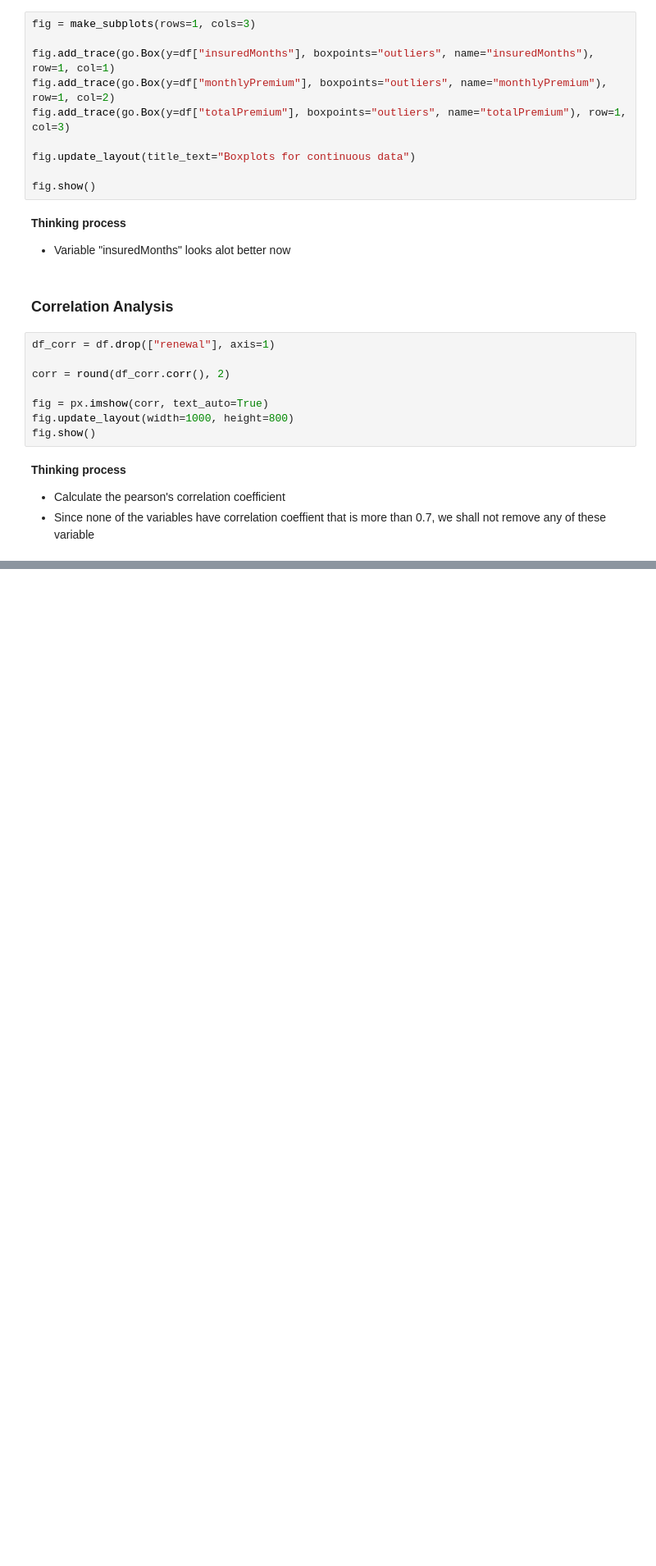
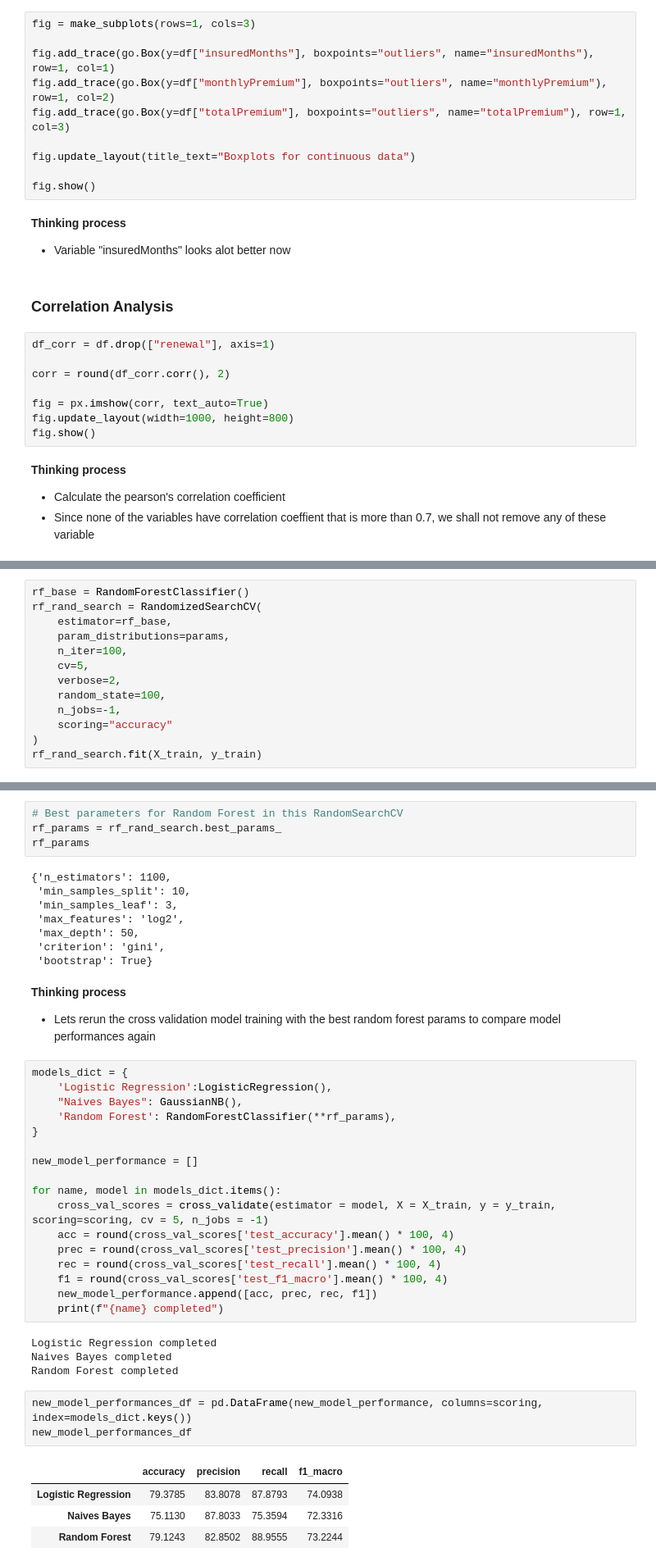
Before and after one commit to CJianYu98/TAP-VICA-Tech-Assessment, a Jupyter notebook: main.ipynb, the cells around one changed output, grey strips where cells are left out. Shown at 82% size. Cells and saved outputs as stored; diff of their text form; blank space fills up the shorter version.

```diff
--- a/main.ipynb
+++ b/main.ipynb
@@ -359,0 +455,13 @@ fig.show()
+# %%
+rf_base = RandomForestClassifier()
+rf_rand_search = RandomizedSearchCV(
+    estimator=rf_base,
+    param_distributions=params,
+    n_iter=100,
+    cv=5,
+    verbose=2,
+    random_state=100,
+    n_jobs=-1,
+    scoring="accuracy"
+)
+rf_rand_search.fit(X_train, y_train)
@@ -359,0 +496,45 @@ fig.show()
+# %%
+# Best parameters for Random Forest in this RandomSearchCV
+rf_params = rf_rand_search.best_params_
+rf_params
+# %% [output]
+{'n_estimators': 1100,
+ 'min_samples_split': 10,
+ 'min_samples_leaf': 3,
+ 'max_features': 'log2',
+ 'max_depth': 50,
+ 'criterion': 'gini',
+ 'bootstrap': True}
+# %% [markdown]
+**Thinking process** <br>
+
+- Lets rerun the cross validation model training with the best random forest params to compare model performances again
+# %%
+models_dict = {
+    'Logistic Regression':LogisticRegression(),
+    "Naives Bayes": GaussianNB(),
+    'Random Forest': RandomForestClassifier(**rf_params),
+}
+
+new_model_performance = []
+
+for name, model in models_dict.items():
+    cross_val_scores = cross_validate(estimator = model, X = X_train, y = y_train, scoring=scoring, cv = 5, n_jobs = -1)
+    acc = round(cross_val_scores['test_accuracy'].mean() * 100, 4)
+    prec = round(cross_val_scores['test_precision'].mean() * 100, 4)
+    rec = round(cross_val_scores['test_recall'].mean() * 100, 4)
+    f1 = round(cross_val_scores['test_f1_macro'].mean() * 100, 4)
+    new_model_performance.append([acc, prec, rec, f1])
+    print(f"{name} completed")
+# %% [output]
+Logistic Regression completed
+Naives Bayes completed
+Random Forest completed
+# %%
+new_model_performances_df = pd.DataFrame(new_model_performance, columns=scoring, index=models_dict.keys())
+new_model_performances_df
+# %% [output]
+|  | accuracy | precision | recall | f1_macro |
+| Logistic Regression | 79.3785 | 83.8078 | 87.8793 | 74.0938 |
+| Naives Bayes | 75.1130 | 87.8033 | 75.3594 | 72.3316 |
+| Random Forest | 79.1243 | 82.8502 | 88.9555 | 73.2244 |
```
Also changed, not shown: parts of 19 cells of this notebook.
